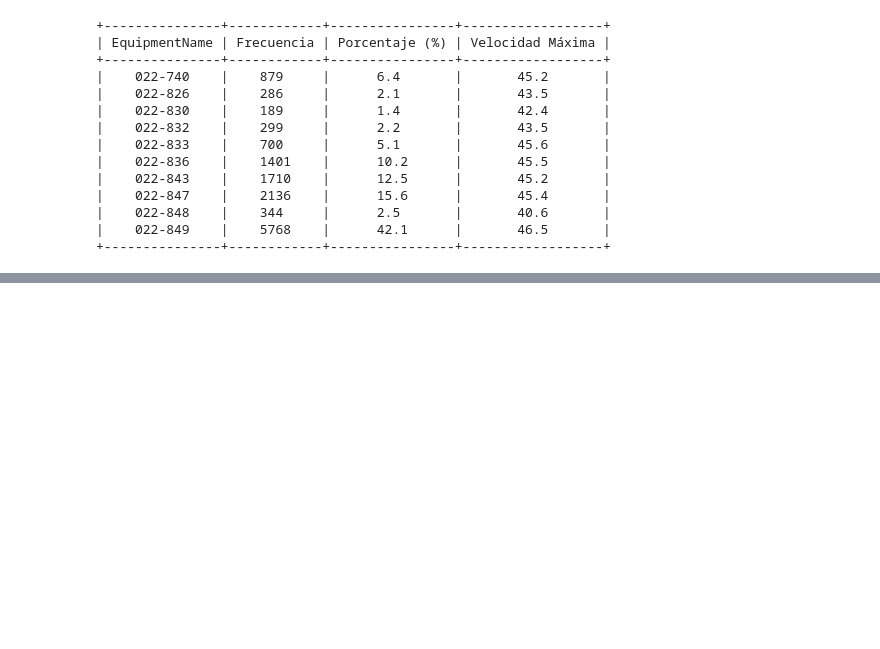
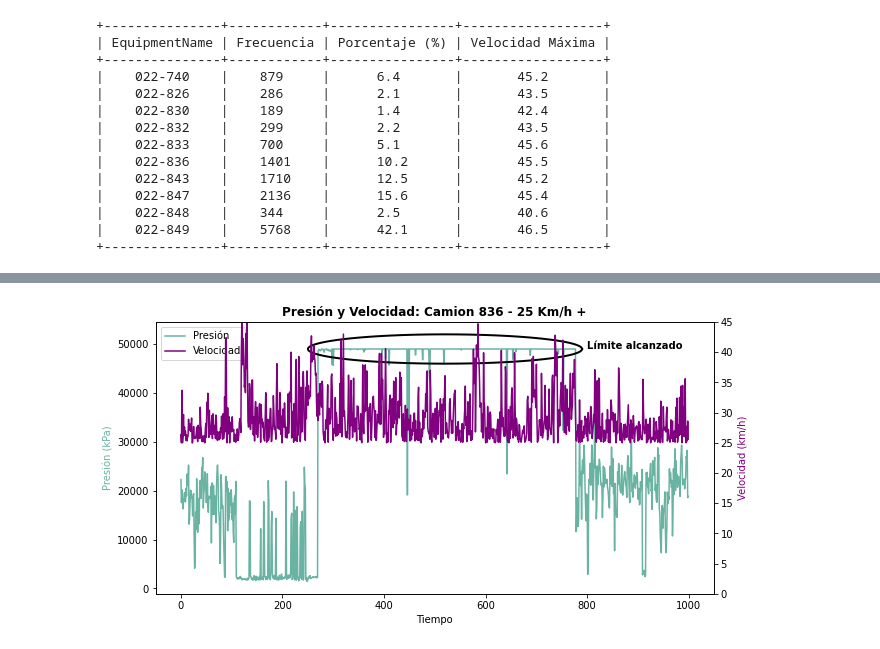
Before and after one commit to Iaibanez/jbook_ml202510, a Jupyter notebook: _sources/notebooks.ipynb, the cells around one changed output, grey strips where cells are left out. Drawn from its saved outputs; the diff is of its cells as text; code cells hidden in the pictures; blank space fills up the shorter version.

```diff
--- a/_sources/notebooks.ipynb
+++ b/_sources/notebooks.ipynb
@@ -586,0 +630,45 @@ print(tabulate(tabla_combinada, headers="keys", tablefmt="pretty", showindex=Fal
+# %%
+import numpy as np
+import pandas as pd
+import matplotlib.pyplot as plt
+
+# Filtrar los datos
+prueba = dfcamiones2[dfcamiones2["Road Ground"] >= 25]
+data_plot = (
+    prueba[prueba["EquipmentName"] == "022-836"]
+    .iloc[:1000]  # Tomar los primeros 1000 valores
+    .copy()
+)
+data_plot["Tiempo"] = np.arange(len(data_plot))  # Crear columna de tiempo
+
+# Escalar Road Ground correctamente en su propia escala
+data_plot["Road Ground Scaled"] = data_plot["Road Ground"]
+
+# Crear el gráfico
+fig, ax1 = plt.subplots(figsize=(10, 5))
+ax2 = ax1.twinx()  # Crear segundo eje Y
+
+ax1.plot(data_plot["Tiempo"], data_plot["StrutPressureRightRear"], color="#69b3a2", label="Presión")
+ax2.plot(data_plot["Tiempo"], data_plot["Road Ground Scaled"], color="purple", label="Velocidad")
+
+# Etiquetas y título
+ax1.set_xlabel("Tiempo")
+ax1.set_ylabel("Presión (kPa)", color="#69b3a2")
+ax2.set_ylabel("Velocidad (km/h)", color="purple")
+ax2.set_ylim(0, 45)  # Escalar correctamente el eje de velocidad
+plt.title("Presión y Velocidad: Camion 836 - 25 Km/h +", fontsize=12, fontweight="bold")
+
+# Agregar círculo
+circle_x = 520 + 270 * np.cos(np.linspace(0, 2 * np.pi, 100))
+circle_y = 49000 + 3000 * np.sin(np.linspace(0, 2 * np.pi, 100))
+ax1.plot(circle_x, circle_y, color="black", linewidth=2)
+ax1.annotate("Límite alcanzado", xy=(800, max(data_plot["StrutPressureRightRear"])), color="black", fontweight="bold")
+
+# Combinar las leyendas de ambos ejes
+lines1, labels1 = ax1.get_legend_handles_labels()
+lines2, labels2 = ax2.get_legend_handles_labels()
+ax1.legend(lines1 + lines2, labels1 + labels2, loc="upper left")
+
+plt.show()
+# %% [output]
+[figure, added]
```
Also changed, not shown: parts of 1 cell of this notebook, 4 other files.
